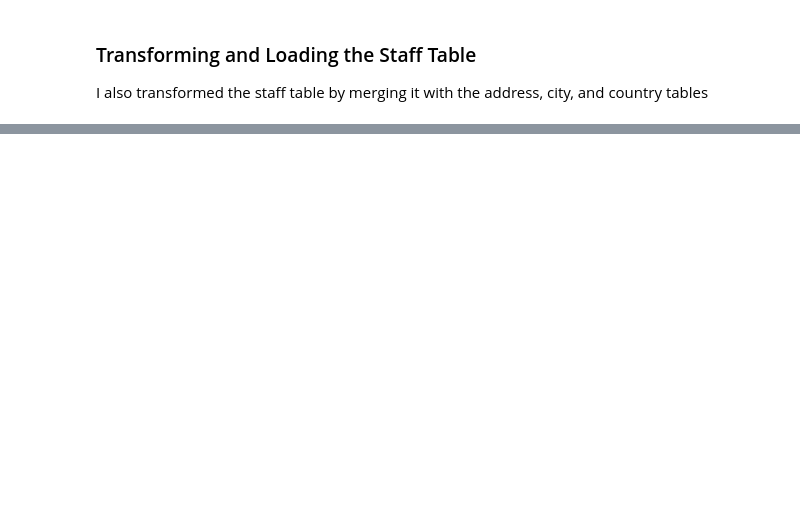
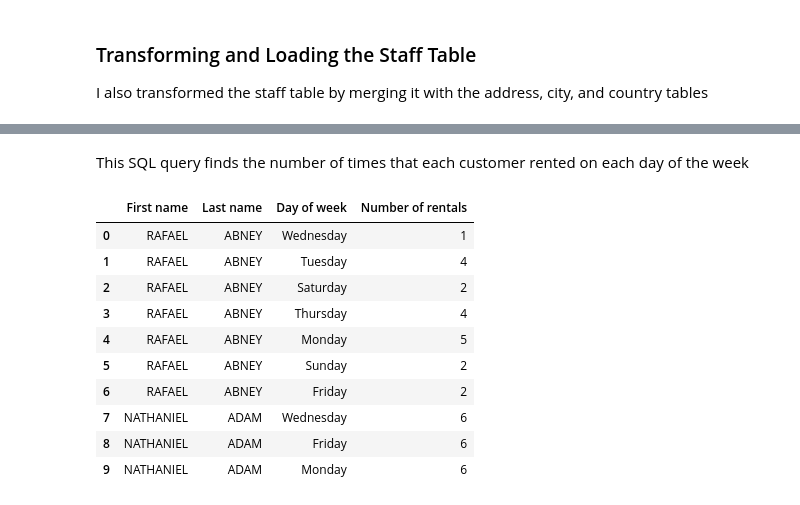
Before and after one commit to jasongir/ds2002-data-project-1, a Jupyter notebook: Project 1.ipynb, the cells around one changed output, grey strips where cells are left out. Saved outputs shown, nothing was run; the diff lists cells and outputs as text; code cells hidden in the pictures; blank space fills up the shorter version.

```diff
--- a/Project 1.ipynb
+++ b/Project 1.ipynb
@@ -344,0 +393,30 @@ The attached SQL query counts the number of active customers that each staff mem
+# %% [markdown]
+This SQL query finds the number of times that each customer rented on each day of the week
+# %%
+sql_customer_weekdays = """
+SELECT first_name AS 'First name'
+    , last_name AS 'Last name'
+    , day_name_of_week AS 'Day of week'
+    , COUNT(day_name_of_week) 'Number of rentals'
+FROM sakila_dw.fact_rentals as fr
+    INNER JOIN sakila_dw.dim_date as dd
+        ON fr.rental_date_key = dd.date_key
+    INNER JOIN sakila_dw.dim_customer as dc
+        ON DC.customer_key = FR.customer_key
+GROUP BY first_name, last_name, day_name_of_week
+ORDER BY last_name, first_name;"""
+
+df_customer_weekdays = get_sql_dataframe(db_name=src_mysql_dbname, sql_query=sql_customer_weekdays)
+df_customer_weekdays.head(10)
+# %% [output]
+|  | First name | Last name | Day of week | Number of rentals |
+| 0 | RAFAEL | ABNEY | Wednesday | 1 |
+| 1 | RAFAEL | ABNEY | Tuesday | 4 |
+| 2 | RAFAEL | ABNEY | Saturday | 2 |
+| 3 | RAFAEL | ABNEY | Thursday | 4 |
+| 4 | RAFAEL | ABNEY | Monday | 5 |
+| 5 | RAFAEL | ABNEY | Sunday | 2 |
+| 6 | RAFAEL | ABNEY | Friday | 2 |
+| 7 | NATHANIEL | ADAM | Wednesday | 6 |
+| 8 | NATHANIEL | ADAM | Friday | 6 |
+| 9 | NATHANIEL | ADAM | Monday | 6 |
```
Also changed, not shown: parts of 16 cells of this notebook.
